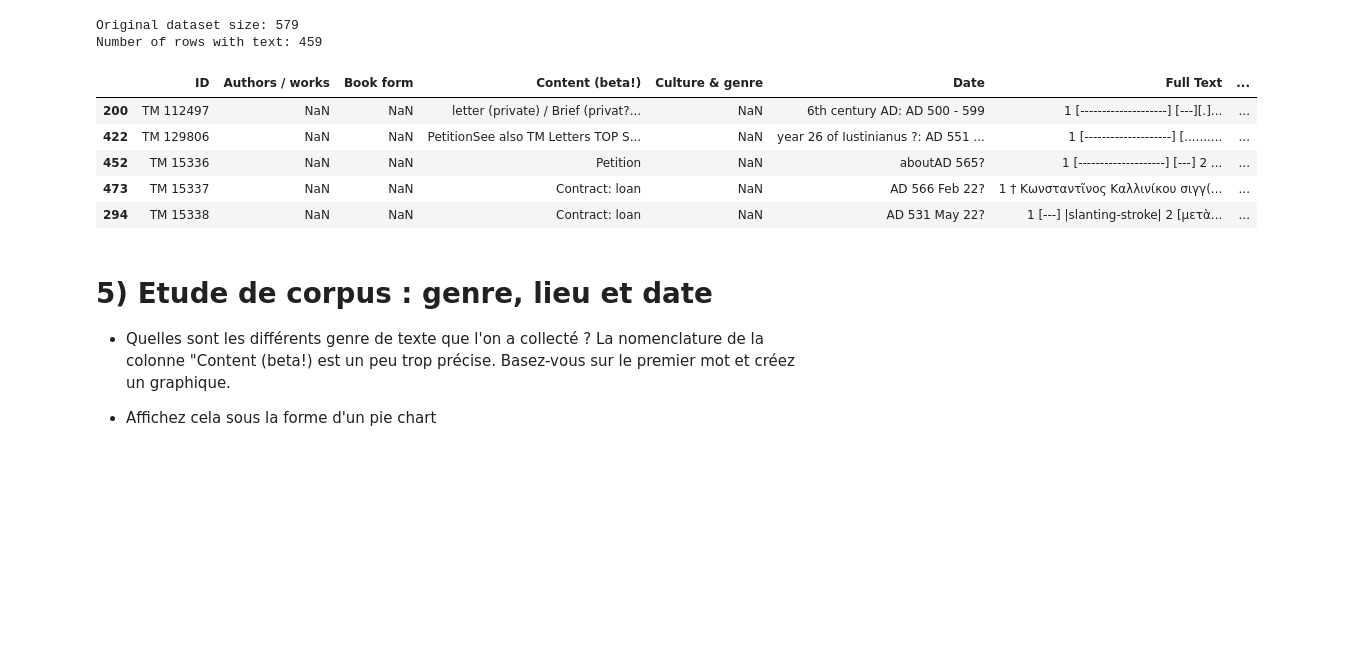
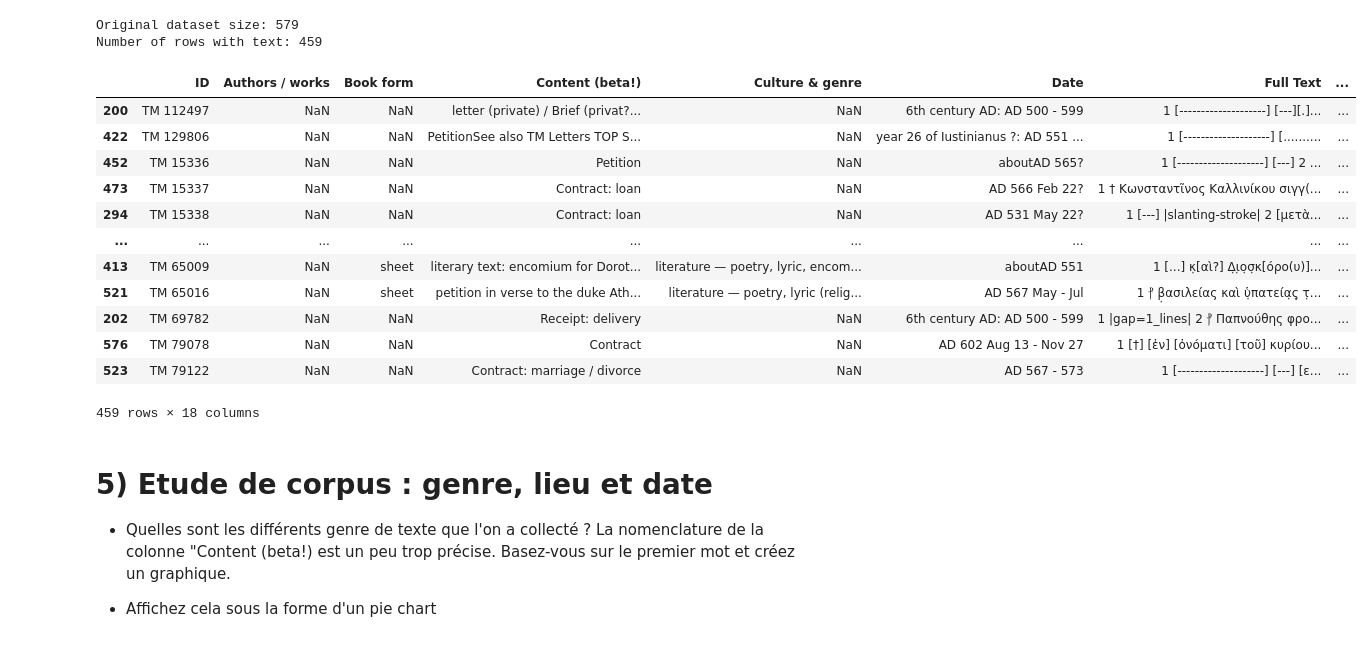
Before and after one commit to CourantEnCourant/INALCO_Inalco_M2_langage_de_scripts_2024_eleves, a Jupyter notebook: scripts/project2.ipynb, the cells around one changed output. Cells and saved outputs as stored; diff of their text form; code cells hidden in the pictures; blank space fills up the shorter version.

```diff
--- a/scripts/project2.ipynb
+++ b/scripts/project2.ipynb
@@ -132,14 +132,21 @@ Number of rows with text: 459
 # %%
 # Sort by id
 papyrus_sorted = papyrus_with_text.sort_values("ID", ascending=True)
-papyrus_sorted.head()
+papyrus_sorted
 # %% [output]
 |  | ID | Authors / works | Book form | Content (beta!) | Culture & genre | Date | Full Text | ... |
 | 200 | TM 112497 | NaN | NaN | letter (private) / Brief (privat?... | NaN | 6th century AD: AD 500 - 599 | 1 [--------------------] [---][.]... | ... |
 | 422 | TM 129806 | NaN | NaN | PetitionSee also TM Letters TOP S... | NaN | year 26 of Iustinianus ?: AD 551 ... | 1 [--------------------] [.......... | ... |
 | 452 | TM 15336 | NaN | NaN | Petition | NaN | aboutAD 565? | 1 [--------------------] [---] 2 ... | ... |
 | 473 | TM 15337 | NaN | NaN | Contract: loan | NaN | AD 566 Feb 22? | 1 † Κωνσταντῖνος Καλλινίκου σιγγ(... | ... |
 | 294 | TM 15338 | NaN | NaN | Contract: loan | NaN | AD 531 May 22? | 1 [---] |slanting-stroke| 2 [μετὰ... | ... |
+| ... | ... | ... | ... | ... | ... | ... | ... | ... |
+| 413 | TM 65009 | NaN | sheet | literary text: encomium for Dorot... | literature — poetry, lyric, encom... | aboutAD 551 | 1 [...] κ̣[αὶ?] Δ̣ι̣ο̣σ̣κ[όρο(υ)]... | ... |
+| 521 | TM 65016 | NaN | sheet | petition in verse to the duke Ath... | literature — poetry, lyric (relig... | AD 567 May - Jul | 1 ⳨ β̣ασιλείας καὶ ὑ̣πατεία̣ς̣ τ̣... | ... |
+| 202 | TM 69782 | NaN | NaN | Receipt: delivery | NaN | 6th century AD: AD 500 - 599 | 1 |gap=1_lines| 2 ⳨ Παπνούθης φρο... | ... |
+| 576 | TM 79078 | NaN | NaN | Contract | NaN | AD 602 Aug 13 - Nov 27 | 1 [†] [ἐν] [ὀνόματι] [τοῦ] κυρίου... | ... |
+| 523 | TM 79122 | NaN | NaN | Contract: marriage / divorce | NaN | AD 567 - 573 | 1 [--------------------] [---] [ε... | ... |
+459 rows × 18 columns
 # %% [markdown]
 # 5) Etude de corpus : genre, lieu et date
 
```
Also changed, not shown: parts of 8 cells of this notebook.
